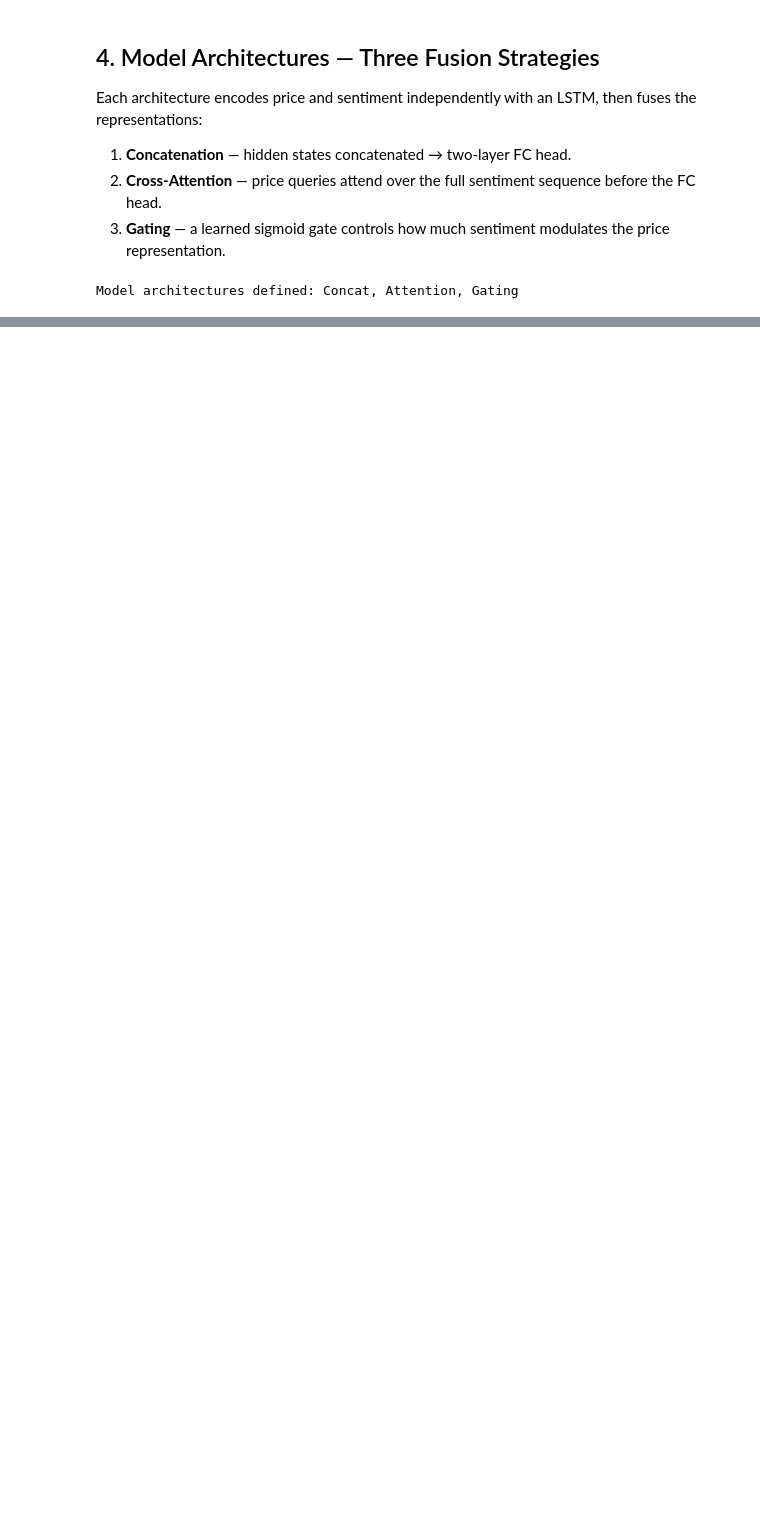
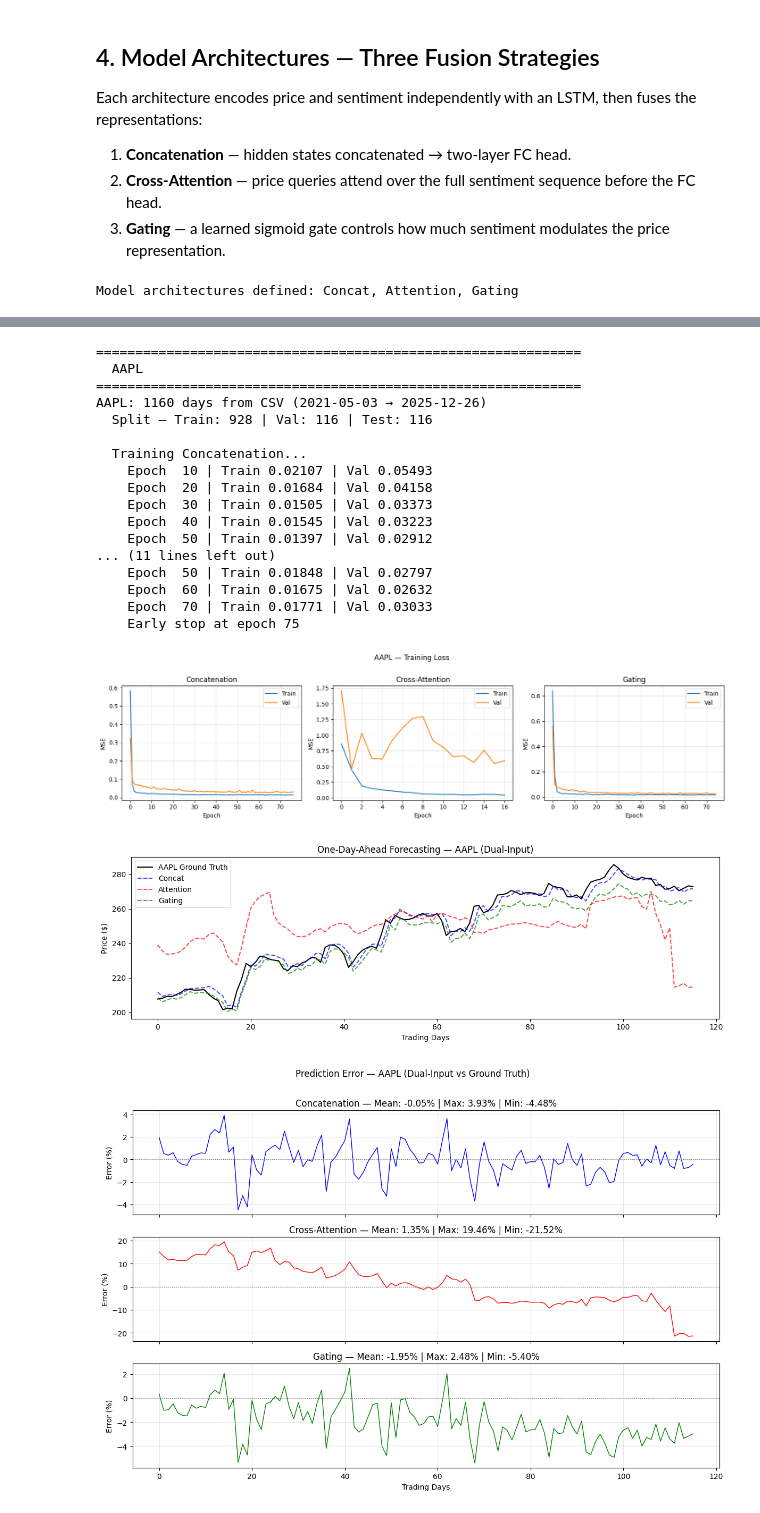
Before and after one commit to franciscomartinez45/Stock-Forecasting-LSTM, a Jupyter notebook: notebooks/DualInput_Sentiment_Price_Merger.ipynb, the cells around one changed output, grey strips where cells are left out. Cells and saved outputs as stored; diff of their text form; code cells hidden in the pictures; blank space fills up the shorter version.

Commit message:
more tickers added

```diff
--- a/notebooks/DualInput_Sentiment_Price_Merger.ipynb
+++ b/notebooks/DualInput_Sentiment_Price_Merger.ipynb
@@ -163,9 +185,7 @@ class DualInputConcat(nn.Module):
         self.sentiment_lstm = nn.LSTM(1, sentiment_hidden, num_layers=1, batch_first=True)
         self.fusion = nn.Sequential(
             nn.Linear(price_hidden + sentiment_hidden, fusion_dim),
-            nn.ReLU(),
-            nn.Dropout(dropout),
-            nn.Linear(fusion_dim, 1),
+            nn.ReLU(), nn.Dropout(dropout), nn.Linear(fusion_dim, 1),
         )
 
     def forward(self, prices, sentiments):
@@ -190,9 +210,7 @@ class DualInputAttention(nn.Module):
     def forward(self, prices, sentiments):
         price_enc, _     = self.price_lstm(prices)
         sentiment_enc, _ = self.sentiment_lstm(sentiments)
-        attn_out, _ = self.cross_attn(
-            price_enc[:, -1:, :], sentiment_enc, sentiment_enc
-        )
+        attn_out, _ = self.cross_attn(price_enc[:, -1:, :], sentiment_enc, sentiment_enc)
         return self.fc(attn_out[:, 0, :]).squeeze(-1)
 
 
@@ -211,7 +229,7 @@ class DualInputGating(nn.Module):
     def forward(self, prices, sentiments):
         _, (h_p, _) = self.price_lstm(prices)
         _, (h_s, _) = self.sentiment_lstm(sentiments)
-        cat = torch.cat([h_p[-1], h_s[-1]], dim=-1)
+        cat   = torch.cat([h_p[-1], h_s[-1]], dim=-1)
         gate  = torch.sigmoid(self.gate_fc(cat))
         merge = torch.tanh(self.merge_fc(cat))
         return self.fc(gate * merge).squeeze(-1)
@@ -302,20 +329,0 @@ Training and validation MSE loss for all three fusion strategies.
-# %%
-fig, axes = plt.subplots(1, 3, figsize=(15, 4))
-
-for ax, (name, tr, vl) in zip(axes, [
-    ('Concatenation',   tr_concat, vl_concat),
-    ('Cross-Attention', tr_attn,   vl_attn),
-    ('Gating',          tr_gating, vl_gating),
-]):
-    ax.plot(tr, label='Train')
-    ax.plot(vl, label='Val')
-    ax.set_title(f'{name} — Loss')
-    ax.set_xlabel('Epoch')
-    ax.set_ylabel('MSE')
-    ax.legend()
-    ax.grid(True, alpha=0.3)
-
-plt.suptitle('Training Loss — All Fusion Strategies', y=1.01)
-plt.tight_layout()
-plt.savefig('plots/dual_training_loss.png', dpi=150, bbox_inches='tight')
-plt.show()
@@ -323,0 +459,23 @@ plt.show()
+# %%
+all_results['AAPL'] = run_ticker('AAPL')
+# %% [output]
+==============================================================
+  AAPL
+==============================================================
+AAPL: 1160 days from CSV (2021-05-03 → 2025-12-26)
+  Split — Train: 928 | Val: 116 | Test: 116
+
+  Training Concatenation...
+    Epoch  10 | Train 0.02107 | Val 0.05493
+    Epoch  20 | Train 0.01684 | Val 0.04158
+    Epoch  30 | Train 0.01505 | Val 0.03373
+    Epoch  40 | Train 0.01545 | Val 0.03223
+    Epoch  50 | Train 0.01397 | Val 0.02912
+... (11 lines left out)
+    Epoch  50 | Train 0.01848 | Val 0.02797
+    Epoch  60 | Train 0.01675 | Val 0.02632
+    Epoch  70 | Train 0.01771 | Val 0.03033
+    Early stop at epoch 75
+[figure, added]
+[figure, added]
+[figure, added]
```
Also changed, not shown: parts of 30 cells of this notebook, 9 other files.
